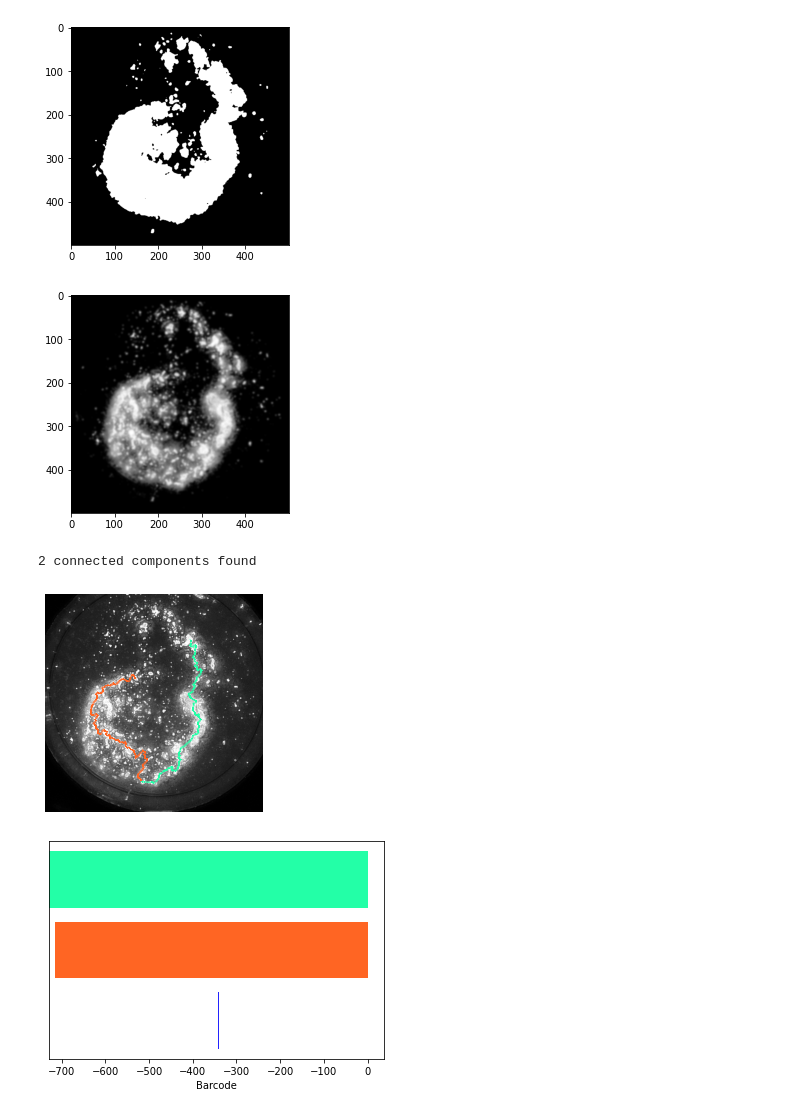
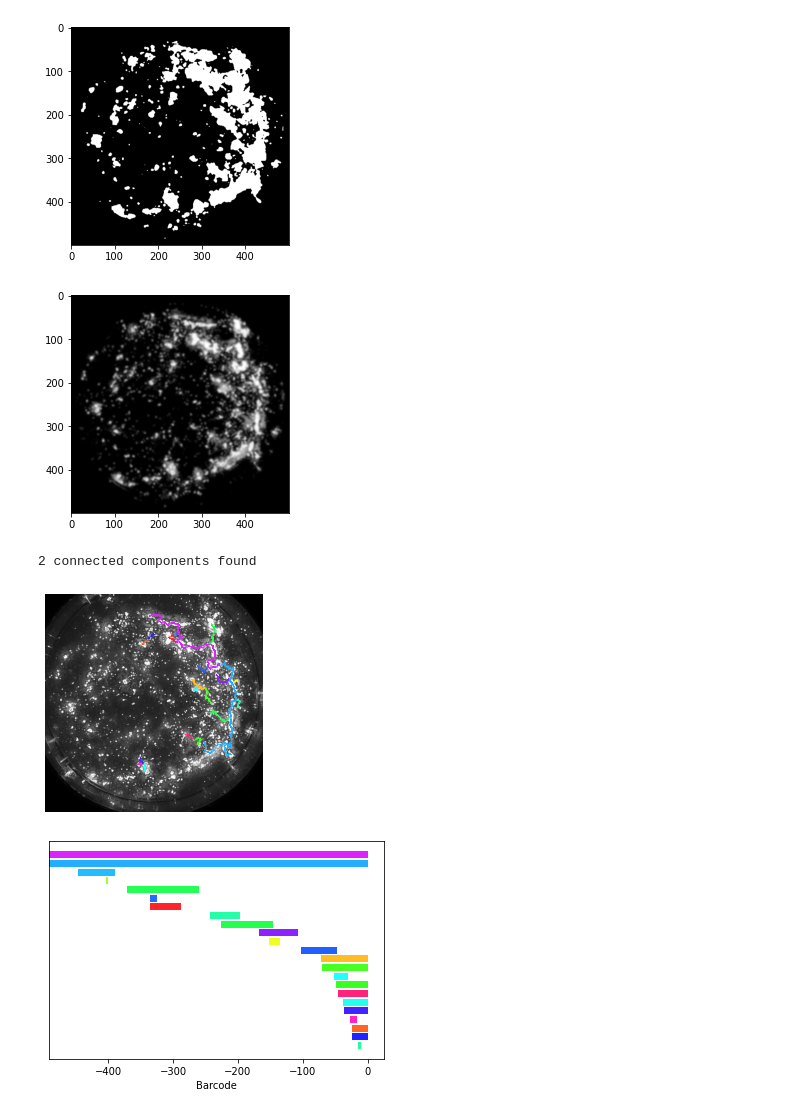
Before and after one commit to fogg-lab/tissue-model-analysis-tools, a Jupyter notebook: notebooks/topology/topo_full_pipeline_v4.ipynb, the cells around one changed output. Saved outputs shown, nothing was run; the diff lists cells and outputs as text; code cells hidden in the pictures.

```diff
--- a/notebooks/topology/topo_full_pipeline_v4.ipynb
+++ b/notebooks/topology/topo_full_pipeline_v4.ipynb
@@ -103,7 +103,7 @@ gs_blur_all = d.compute(
 #                       HMVEC: 28, 15, 20
 # unclear network indices: CASKI: 3, 41, 1 (blurred),
 #                          HMVEC: 40, 48, 6
-img_idx = 32
+img_idx = 28
 im_og = gs_ds_imgs[img_idx]
 im_blur = gs_blur_all[img_idx]
 mask = gs_bin_thresh_masked_all[img_idx]
@@ -116,35 +116,31 @@ plt.show()
 plt.imshow(mask, cmap="gray")
 plt.show()
 # %% [output]
-[figure, old version]
+[figure, new version]
 # %%
 plt.imshow(im_blur, cmap='gray')
 plt.show()
 # %% [output]
-[figure, old version]
+[figure, new version]
 # %%
-verts, edges, bc = topo.compute_morse_skeleton_and_barcode_parallel(im_blur, mask, 0.5, 0.3)
+verts, edges, bc = topo.compute_morse_skeleton_and_barcode_parallel(im_blur, mask, 0.35, 0.25)
+colored_edges, colored_barcode = topo.compute_colored_tree_and_barcode(verts, edges)
 # %% [output]
 2 connected components found
 # %%
-fig, ax = plt.subplots()
-
+ax = plt.gca()
 # add the original image to the plot
 ax.imshow(im_og, cmap='gray')
-
-# if the graph is not empty, add it to the plot
-if (len(edges) > 0):
-    # plotGraph(verts, edges, ax)
-    colored_edges, colored_barcode = topo.compute_colored_tree_and_barcode(verts, edges)
-    topo.plot_colored_tree(colored_edges, ax, linewidth=2)
-else:
-    print("No graph found")
-
+# plot the graph
+topo.plot_colored_tree(colored_edges, ax, linewidth=2)
+plt.savefig("./colored_tree.png")
 plt.show()
 # %% [output]
-[figure, old version]
+[figure, new version]
 # %%
-if len(colored_barcode) > 0:
-    topo.plot_colored_barcode(colored_barcode)
+ax = plt.gca()
+topo.plot_colored_barcode(colored_barcode, ax)
+plt.savefig("./colored_barcode.png")
+plt.show()
 # %% [output]
-[figure, old version]
+[figure, new version]
```
Also changed, not shown: parts of 1 cell of this notebook.
